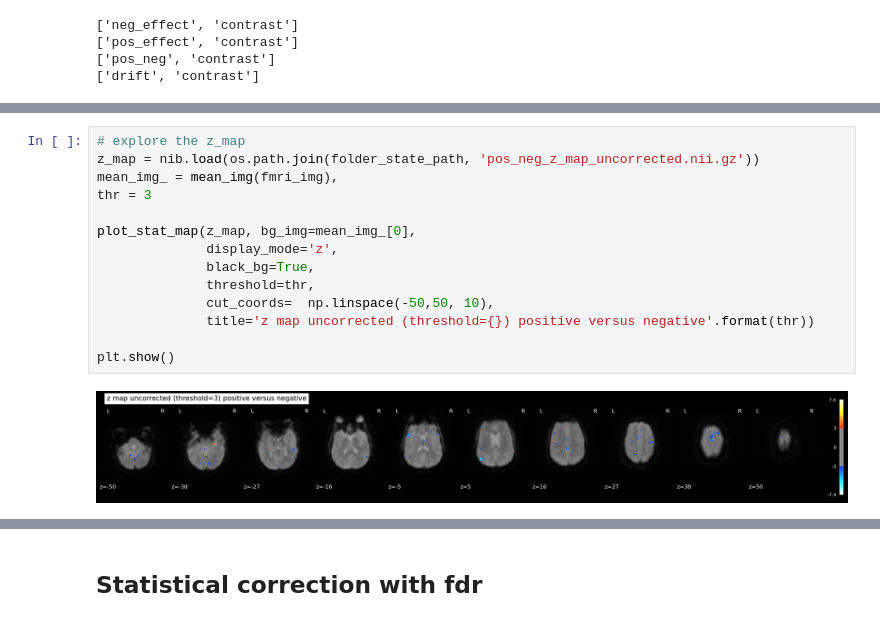
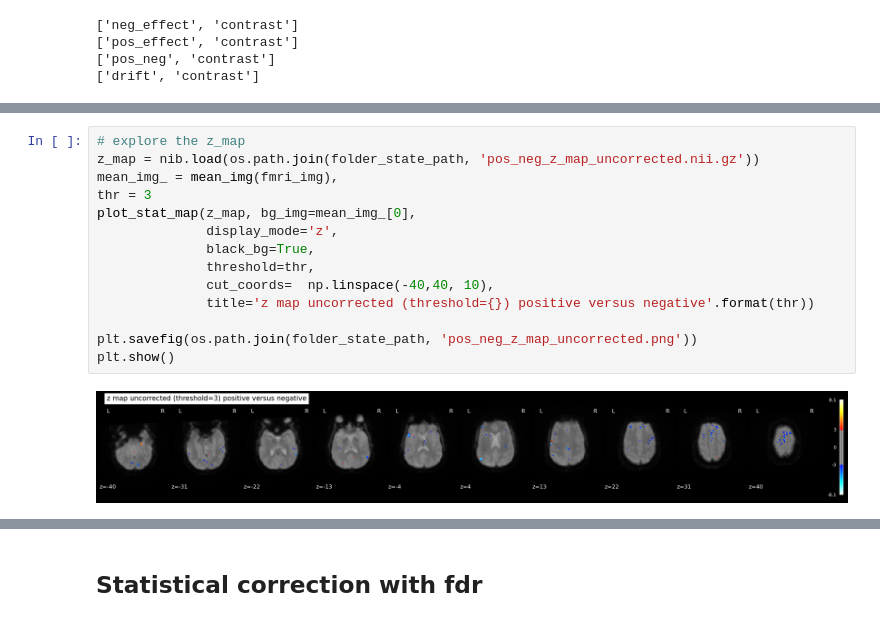
Before and after one commit to loufourneaux/project_1_nssp, a Jupyter notebook: design_matrix_GLM.ipynb, the cells around one changed output, grey strips where cells are left out. Drawn from its saved outputs; the diff is of its cells as text.

```diff
--- a/design_matrix_GLM.ipynb
+++ b/design_matrix_GLM.ipynb
@@ -227,16 +211,16 @@ for contrast in [neg_effect,pos_effect,pos_neg]:
 # %%
 # explore the z_map
 z_map = nib.load(os.path.join(folder_state_path, 'pos_neg_z_map_uncorrected.nii.gz'))
 mean_img_ = mean_img(fmri_img),
 thr = 3
-
 plot_stat_map(z_map, bg_img=mean_img_[0],
               display_mode='z',
               black_bg=True,
               threshold=thr,
-              cut_coords=  np.linspace(-50,50, 10),
+              cut_coords=  np.linspace(-40,40, 10),
               title='z map uncorrected (threshold={}) positive versus negative'.format(thr))
 
+plt.savefig(os.path.join(folder_state_path, 'pos_neg_z_map_uncorrected.png'))
 plt.show()
 # %% [output]
-[figure, old version]
+[figure, new version]
```
Also changed, not shown: parts of 28 cells of this notebook.
